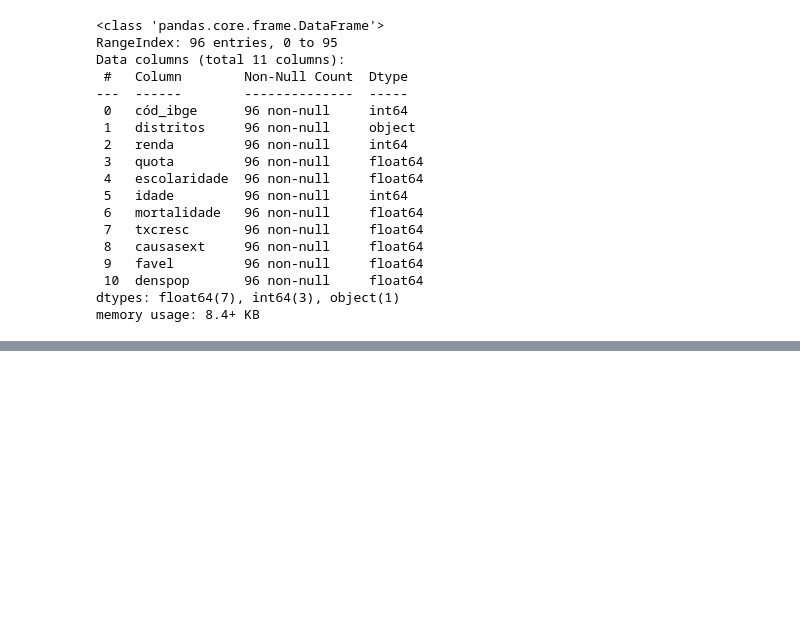
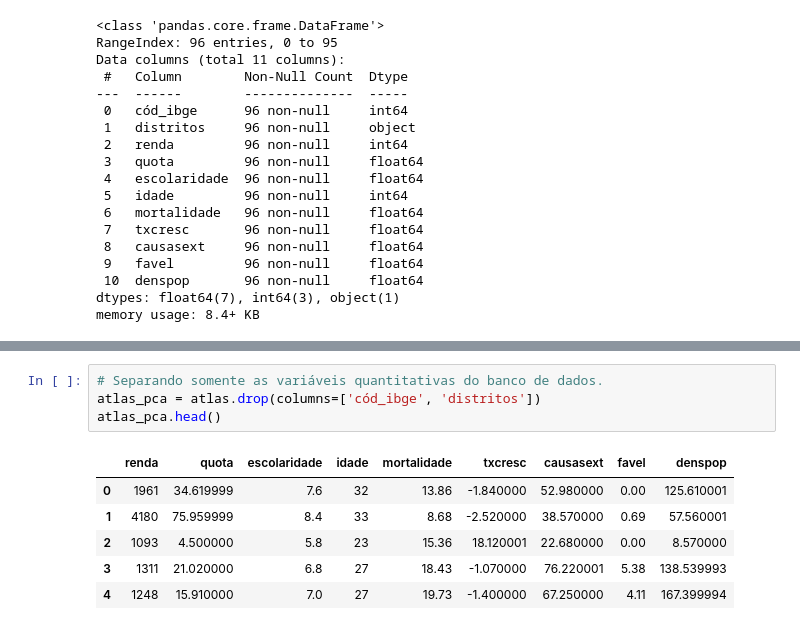
Before and after one commit to filipecarbonera/MBA_USP_Data_Science_Analytics, a Jupyter notebook: Factor Analysis and PCA/script_atlas_sp.ipynb, the cells around one changed output, grey strips where cells are left out. Saved outputs shown, nothing was run; the diff lists cells and outputs as text; blank space fills up the shorter version.

```diff
--- a/Factor Analysis and PCA/script_atlas_sp.ipynb
+++ b/Factor Analysis and PCA/script_atlas_sp.ipynb
@@ -82,3 +82,14 @@ tab_desc
 | 50% | 1628.000000 | 24.304999 | 7.000000 | 27.000000 | 16.230000 | -0.835000 | 70.395000 | 3.015000 | 96.165001 |
 | 75% | 2315.500000 | 40.989999 | 7.850000 | 31.000000 | 18.720001 | 1.342500 | 82.370001 | 7.837500 | 136.222500 |
 | max | 5146.000000 | 104.730003 | 9.200000 | 36.000000 | 44.250000 | 18.120001 | 127.370003 | 45.689999 | 249.600006 |
+# %%
+# Separando somente as variáveis quantitativas do banco de dados.
+atlas_pca = atlas.drop(columns=['cód_ibge', 'distritos'])
+atlas_pca.head()
+# %% [output]
+|  | renda | quota | escolaridade | idade | mortalidade | txcresc | causasext | favel | denspop |
+| 0 | 1961 | 34.619999 | 7.6 | 32 | 13.86 | -1.840000 | 52.980000 | 0.00 | 125.610001 |
+| 1 | 4180 | 75.959999 | 8.4 | 33 | 8.68 | -2.520000 | 38.570000 | 0.69 | 57.560001 |
+| 2 | 1093 | 4.500000 | 5.8 | 23 | 15.36 | 18.120001 | 22.680000 | 0.00 | 8.570000 |
+| 3 | 1311 | 21.020000 | 6.8 | 27 | 18.43 | -1.070000 | 76.220001 | 5.38 | 138.539993 |
+| 4 | 1248 | 15.910000 | 7.0 | 27 | 19.73 | -1.400000 | 67.250000 | 4.11 | 167.399994 |
```
Also changed, not shown: parts of 11 cells of this notebook.
